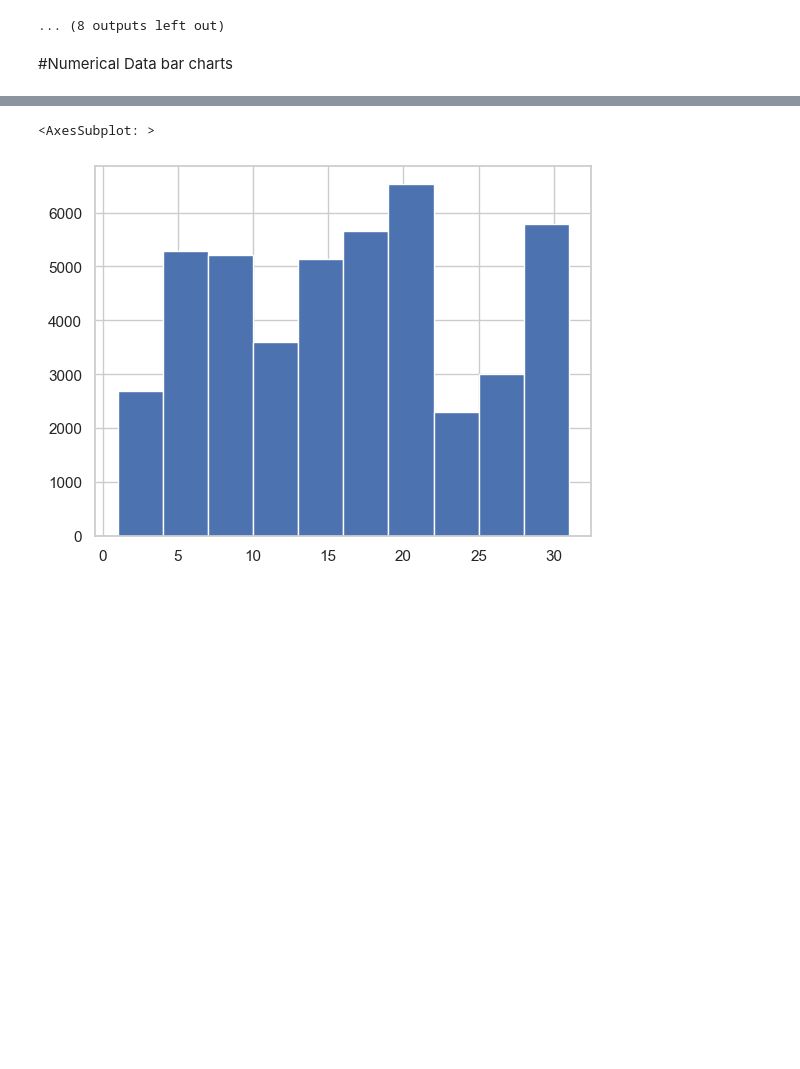
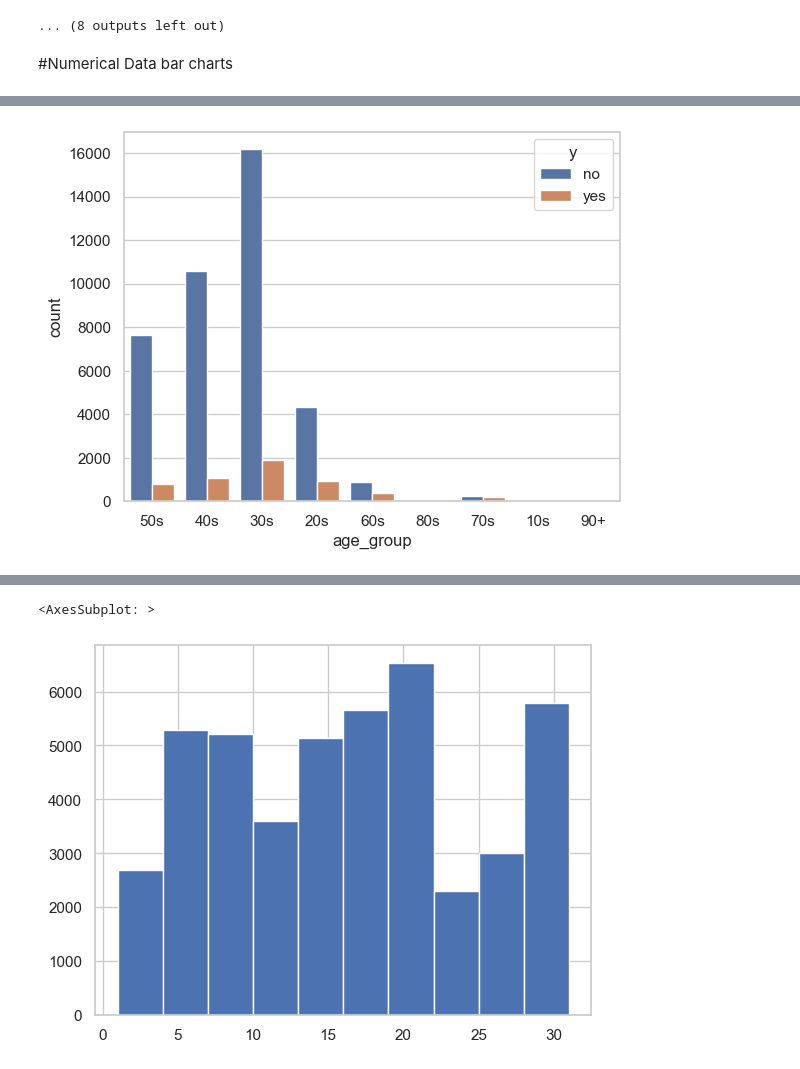
Before and after one commit to GemsLoveNLP/EDA, a Jupyter notebook: DataSet2EDA.ipynb, the cells around one changed output, grey strips where cells are left out. Saved outputs shown, nothing was run; the diff lists cells and outputs as text; code cells hidden in the pictures; blank space fills up the shorter version.

```diff
--- a/DataSet2EDA.ipynb
+++ b/DataSet2EDA.ipynb
@@ -257,0 +246,30 @@ train['balance'].hist()
+# %%
+def get_age_group(age):
+    if age < 10:
+        return '0s'
+    elif age < 20:
+        return '10s'
+    elif age < 30:
+        return '20s'
+    elif age < 40:
+        return '30s'
+    elif age < 50:
+        return '40s'
+    elif age < 60:
+        return '50s'
+    elif age < 70:
+        return '60s'
+    elif age < 80:
+        return '70s'
+    elif age < 90:
+        return '80s'
+    else:
+        return '90+'
+
+train['age_group'] = train['age'].apply(get_age_group)
+# %%
+sns.set_theme(style="whitegrid")
+sns.countplot(x=train['age_group'], data=train, hue='y')
+plt.show()
+# %% [output]
+[figure, added]
```
Also changed, not shown: parts of 12 cells of this notebook, 5 other files.
